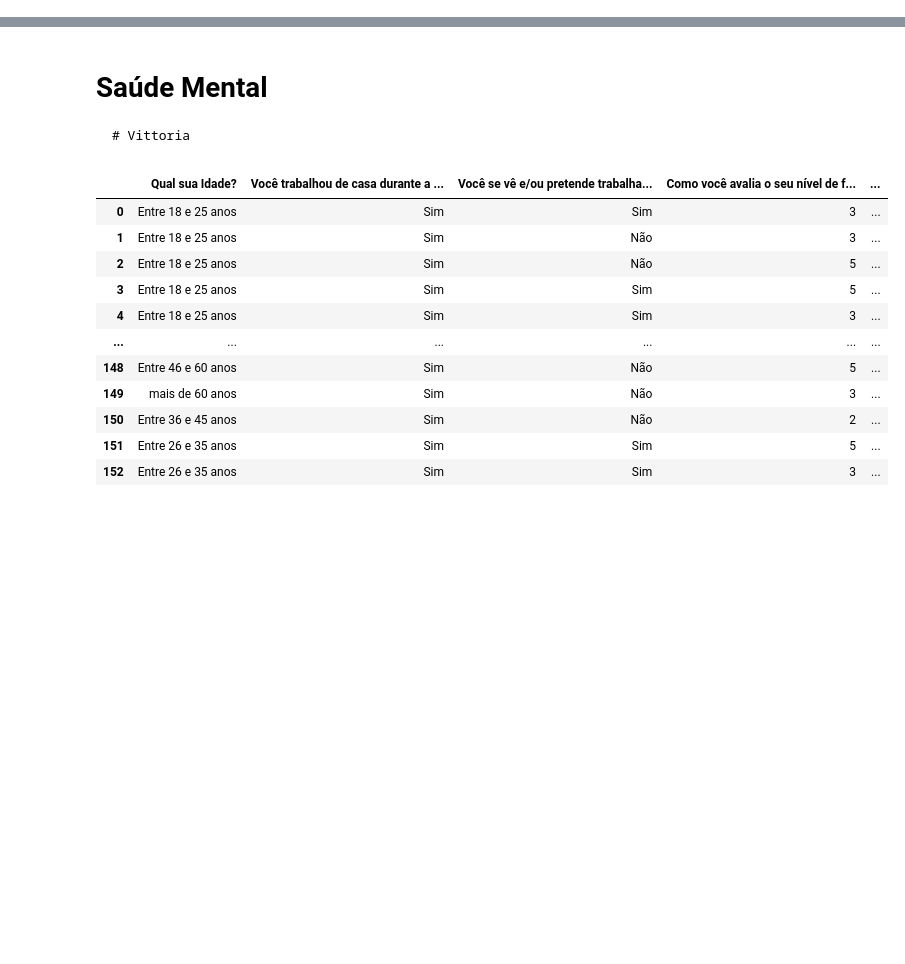
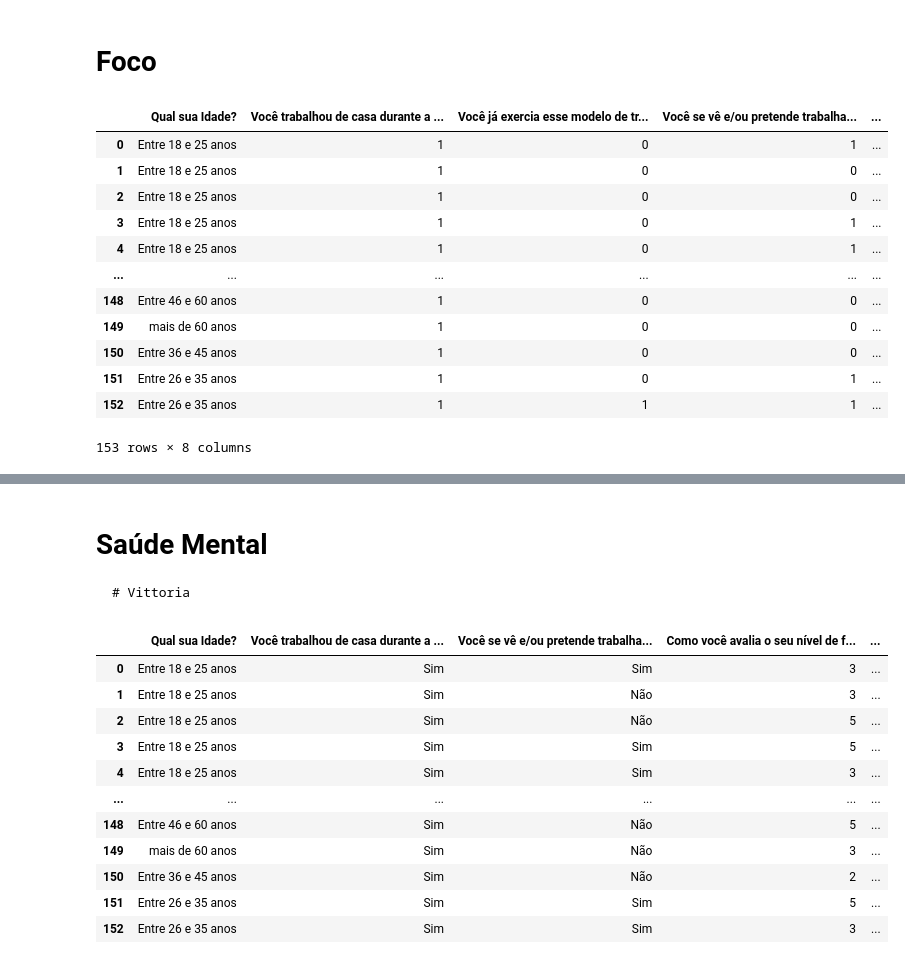
Before and after one commit to vittoria-thomasini/comportment-analytics-covid19, a Jupyter notebook: ProjetoCovid19.ipynb, the cells around one changed output, grey strips where cells are left out. Drawn from its saved outputs; the diff is of its cells as text; code cells hidden in the pictures; blank space fills up the shorter version.

```diff
--- a/ProjetoCovid19.ipynb
+++ b/ProjetoCovid19.ipynb
@@ -1,2 +1,26 @@
 # %% [markdown]
 <a href="https://colab.research.google.com/github/vittoria-thomasini/comportment-analytics-covid19/blob/main/ProjetoCovid19.ipynb" target="_parent"><img src="https://colab.research.google.com/assets/colab-badge.svg" alt="Open In Colab"/></a>
+# %% [markdown]
+# Foco
+# %%
+import matplotlib.pyplot as plt
+import pandas as pd
+respostas_teste_1 = 'https://github.com/vittoria-thomasini/comportment-analytics-covid19/blob/main/Planilhas/Foco.csv?raw=true'
+foco_df = pd.read_csv(respostas_teste_1, delimiter=';')
+foco_df = foco_df.replace('Sim', 1)
+foco_df = foco_df.replace('Não', 0)
+display(foco_df)
+# %% [output]
+|  | Qual sua Idade? | Você trabalhou de casa durante a ... | Você já exercia esse modelo de tr... | Você se vê e/ou pretende trabalha... | ... |
+| 0 | Entre 18 e 25 anos | 1 | 0 | 1 | ... |
+| 1 | Entre 18 e 25 anos | 1 | 0 | 0 | ... |
+| 2 | Entre 18 e 25 anos | 1 | 0 | 0 | ... |
+| 3 | Entre 18 e 25 anos | 1 | 0 | 1 | ... |
+| 4 | Entre 18 e 25 anos | 1 | 0 | 1 | ... |
+| ... | ... | ... | ... | ... | ... |
+| 148 | Entre 46 e 60 anos | 1 | 0 | 0 | ... |
+| 149 | mais de 60 anos | 1 | 0 | 0 | ... |
+| 150 | Entre 36 e 45 anos | 1 | 0 | 0 | ... |
+| 151 | Entre 26 e 35 anos | 1 | 0 | 1 | ... |
+| 152 | Entre 26 e 35 anos | 1 | 1 | 1 | ... |
+153 rows × 8 columns
```
Also changed, not shown: parts of 35 cells of this notebook.
